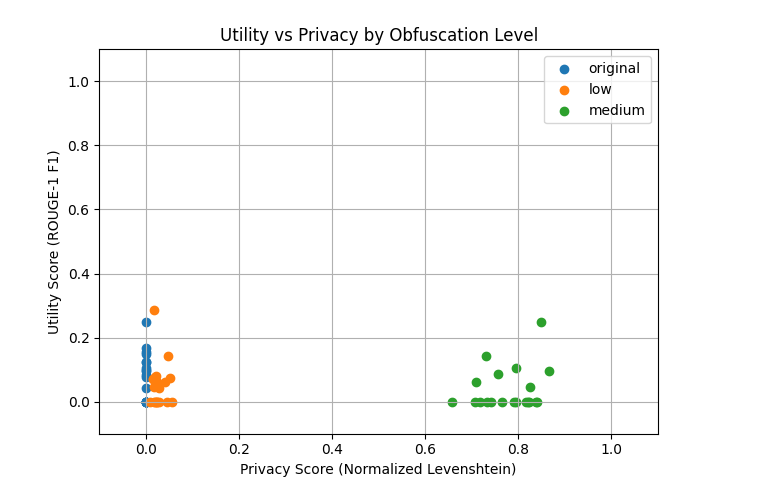
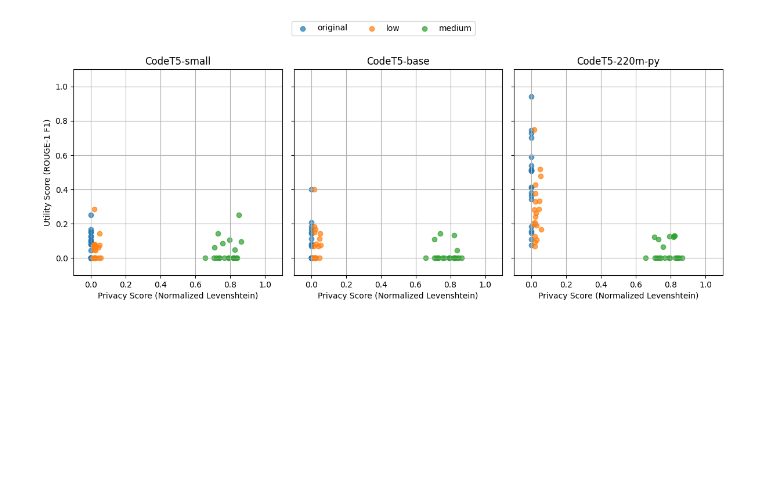
Before and after one commit to SanyaKor/secure-code-completion, a Jupyter notebook: secure-code-completion.ipynb, the cells around one changed output. Drawn from its saved outputs; the diff is of its cells as text; code cells hidden in the pictures; blank space fills up the shorter version.

Commit message:
added different models support

```diff
--- a/secure-code-completion.ipynb
+++ b/secure-code-completion.ipynb
@@ -212,7 +213,9 @@ def huggingface_completion(prompt: str,
     completion = after.strip()
     return completion
 # %%
-def generate_completions(model_name="Salesforce/codet5p-220m-py" , save_filename = "generated_completions", lines: int = 20):
+def generate_completions(model_name="Salesforce/codet5p-220m-py",
+                         save_filename = "generated_completions",
+                         lines: int = 20):
 
     dataset_name = "openai/openai_humaneval"
     logger.info(f"Loading dataset '{dataset_name}' ...")
@@ -300,7 +303,7 @@ def generate_completions(model_name="Salesforce/codet5p-220m-py" , save_filename
                 "Canonical solution": data["canonical_solution"],
             })
 
-    logger.info(f"Completion generation completed. Saving results to {save_filename}...")
+    logger.info(f"Generation of completions completed. Saving results to {save_filename}...")
 
     with open(f"{save_filename}.json", "w") as f:
         json.dump(results, f, indent=4)
@@ -308,6 +311,12 @@ def generate_completions(model_name="Salesforce/codet5p-220m-py" , save_filename
     df = pd.read_json(f"{save_filename}.json")
     return df
 # %%
+model_name = "Salesforce/codet5p-220m-py"
+df_codet5_220m_py = generate_completions(model_name, "completions/codet5s_220m_py", 20)
+
 model_name = "Salesforce/codet5-small"
-df = generate_completions(model_name, "completions", 20)
+df_codet5_small = generate_completions(model_name, "completions/codet5-small", 20)
+
+model_name = "Salesforce/codet5-base"
+df_codet5_base = generate_completions(model_name, "completions/codet5-base", 20)
 # %% [output]
@@ -399,26 +390,37 @@ scores_df
 # %%
 import matplotlib.pyplot as plt
 
-plt.figure()
+fig, axes = plt.subplots(1, 3, figsize=(12, 5), sharex=True, sharey=True)
 
-for level in scores_df["Obfuscation level"].unique():
-    subset = scores_df[scores_df["Obfuscation level"] == level]
-    plt.scatter(
-        subset["Privacy Score"],
-        subset["Utility Score"],
-        label=level
-    )
+plots = [
+    (scores_small, "CodeT5-small"),
+    (scores_base, "CodeT5-base"),
+    (scores_220m_py, "CodeT5-220m-py")
+]
 
-plt.ylabel("Utility Score (ROUGE-1 F1)")
-plt.xlabel("Privacy Score (Normalized Levenshtein)")
-plt.title("Utility vs Privacy by Obfuscation Level")
+for ax, (scores_df, title) in zip(axes, plots):
+    for level in scores_df["Obfuscation level"].unique():
+        subset = scores_df[scores_df["Obfuscation level"] == level]
+        ax.scatter(
+            subset["Privacy Score"],
+            subset["Utility Score"],
+            label=level,
+            alpha=0.7
+        )
 
-plt.xlim(-0.1, 1.1)
-plt.ylim(-0.1, 1.1)
+    ax.set_title(title)
+    ax.set_xlabel("Privacy Score (Normalized Levenshtein)")
+    ax.set_xlim(-0.1, 1.1)
+    ax.set_ylim(-0.1, 1.1)
+    ax.grid(True)
 
-plt.legend()
-plt.grid(True)
-plt.tight_layout()
+axes[0].set_ylabel("Utility Score (ROUGE-1 F1)")
+
+# Одна общая легенда
+handles, labels = axes[0].get_legend_handles_labels()
+fig.legend(handles, labels, loc="upper center", ncol=4)
+
+plt.tight_layout(rect=[0, 0, 1, 0.9])
 plt.show()
 # %% [output]
-[figure, old version]
+[figure, new version]
```
Also changed, not shown: parts of 6 cells of this notebook, 1 other file.
